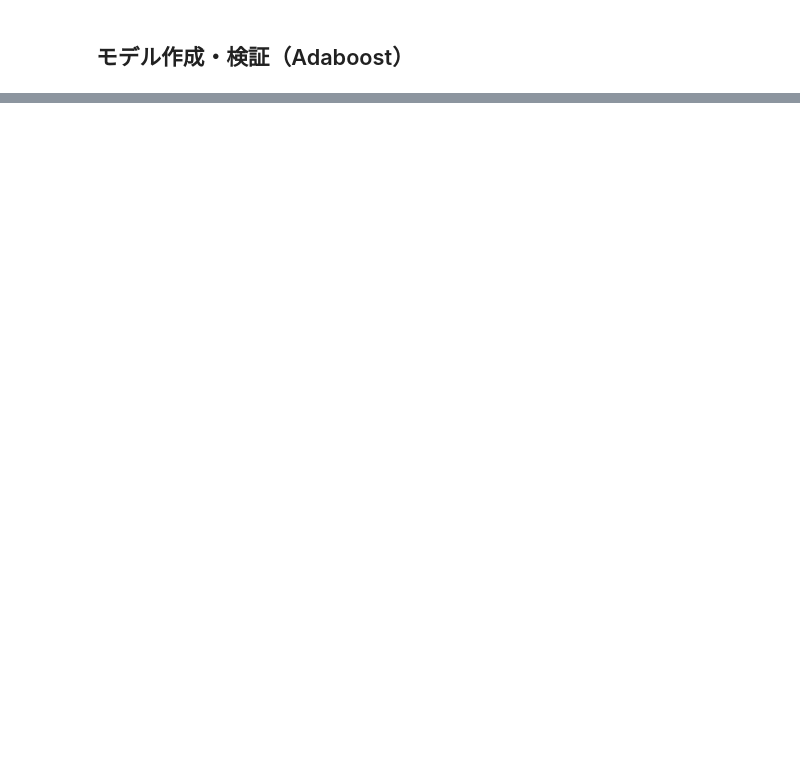
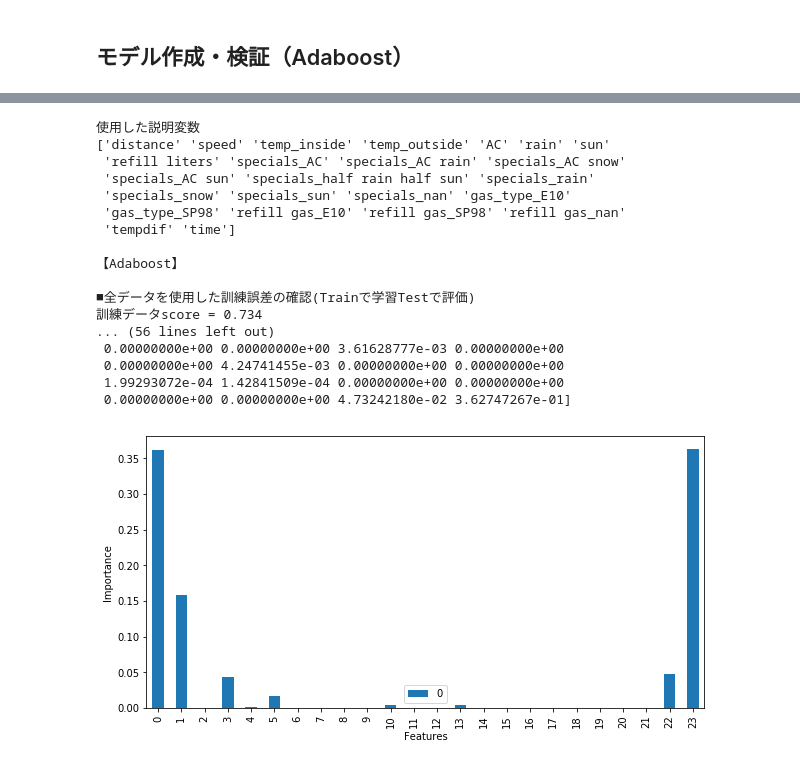
Before and after one commit to shinjinakatamari/practice, a Jupyter notebook: DAY3_work_shinjinakatamari.ipynb, the cells around one changed output, grey strips where cells are left out. Cells and saved outputs as stored; diff of their text form; code cells hidden in the pictures; blank space fills up the shorter version.

```diff
--- a/DAY3_work_shinjinakatamari.ipynb
+++ b/DAY3_work_shinjinakatamari.ipynb
@@ -917,0 +1309,32 @@ RMSE = 0.566
+# %%
+#データ2全ての説明変数を使用したデータ
+y = df2["consume"].values
+
+xcol = df2.columns.values
+
+xcol = np.delete(xcol,1)
+print("使用した説明変数")
+print(xcol)
+
+X = df2[xcol].values
+
+ModelVerificationAdaboost(X, y, df2)
+# %% [output]
+使用した説明変数
+['distance' 'speed' 'temp_inside' 'temp_outside' 'AC' 'rain' 'sun'
+ 'refill liters' 'specials_AC' 'specials_AC rain' 'specials_AC snow'
+ 'specials_AC sun' 'specials_half rain half sun' 'specials_rain'
+ 'specials_snow' 'specials_sun' 'specials_nan' 'gas_type_E10'
+ 'gas_type_SP98' 'refill gas_E10' 'refill gas_SP98' 'refill gas_nan'
+ 'tempdif' 'time']
+
+【Adaboost】
+
+■全データを使用した訓練誤差の確認(Trainで学習Testで評価)
+訓練データscore = 0.734
+... (56 lines left out)
+ 0.00000000e+00 0.00000000e+00 3.61628777e-03 0.00000000e+00
+ 0.00000000e+00 4.24741455e-03 0.00000000e+00 0.00000000e+00
+ 1.99293072e-04 1.42841509e-04 0.00000000e+00 0.00000000e+00
+ 0.00000000e+00 0.00000000e+00 4.73242180e-02 3.62747267e-01]
+[figure, added]
```
Also changed, not shown: parts of 53 cells of this notebook.
